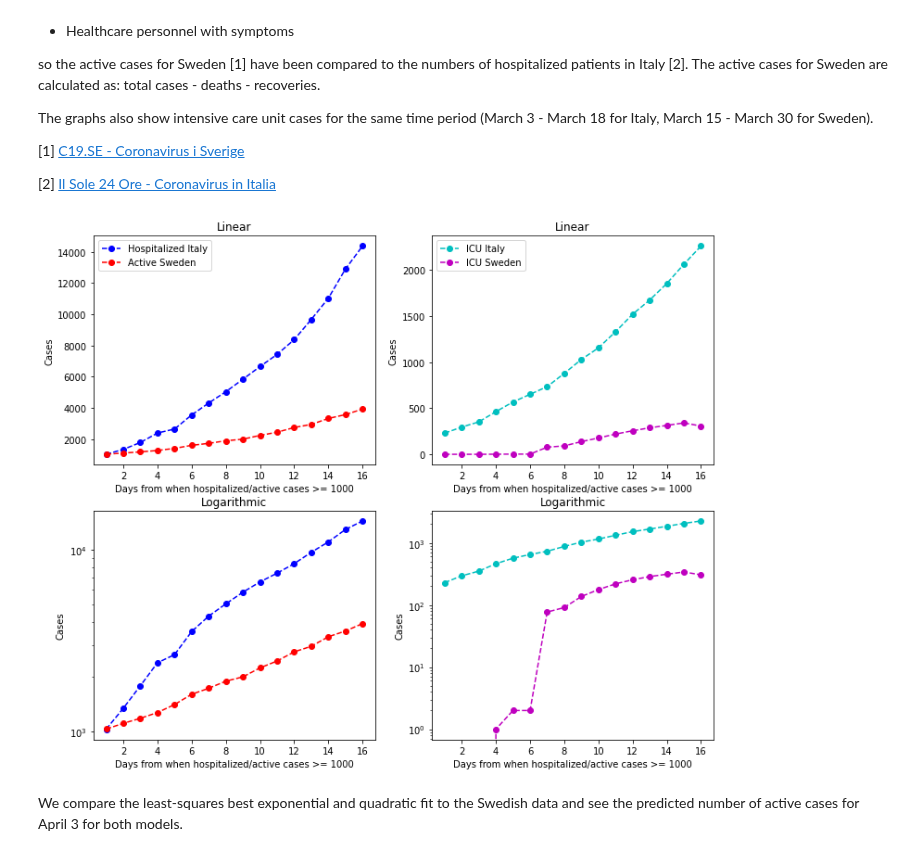
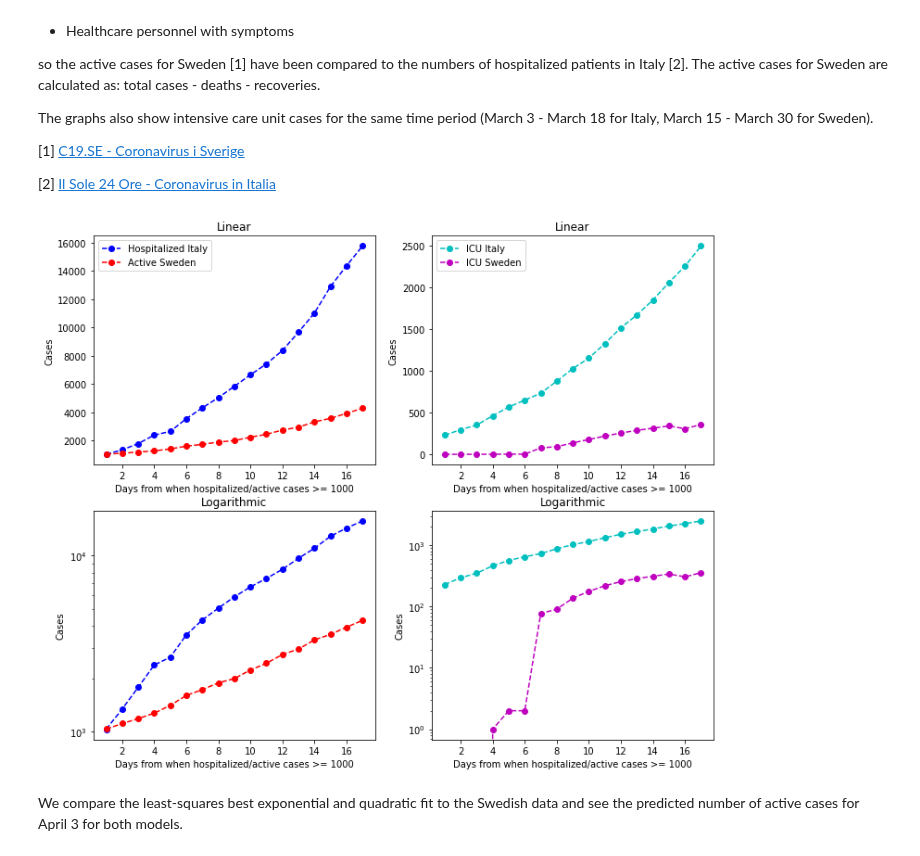
Before and after one commit to eera-l/Covid19-Sweden-Overview, a Jupyter notebook: c19-it-swe.ipynb, the cells around one changed output. Saved outputs shown, nothing was run; the diff lists cells and outputs as text; code cells hidden in the pictures.

```diff
--- a/c19-it-swe.ipynb
+++ b/c19-it-swe.ipynb
@@ -21,21 +21,21 @@ import matplotlib.pyplot as plt
 
 italy_hospitalized = [1034, 1346, 1790, 2394, 2651, 3550, 4316,
                      5038, 5838, 6650, 7426, 8372, 9663, 11025,
-                     12894, 14363]
+                     12894, 14363, 15757]
 
 sweden_active = [1036, 1113, 1187, 1276, 1412, 1607, 1734,
                 1897, 2003, 2243, 2448, 2747, 2948, 3326,
-                3574, 3928]
+                3574, 3928, 4291]
 
 italy_icu = [229, 295, 351, 462, 567,
              650, 733, 877, 1028, 1153,
              1328, 1518, 1672, 1851, 2060,
-             2257]
+             2257, 2498]
 
 sweden_icu = [0, 0, 0, 1, 2, 2,
               77, 91, 137, 177,
               219, 255, 287, 313,
-              340, 306]
+              340, 306, 358]
 
 x = np.arange(1, len(italy_hospitalized) + 1)
 
@@ -49,34 +49,34 @@ ax1.set_xlabel('Days from when hospitalized/active cases >= 1000')
 ax1.set_ylabel('Cases')
 
 ax2 = fig.add_subplot(223)
 ax2.plot(x, italy_hospitalized, '--bo')
 ax2.plot(x, sweden_active, '--ro')
 ax2.set_title('Logarithmic')
 ax2.set_xlabel('Days from when hospitalized/active cases >= 1000')
 ax2.set_ylabel('Cases')
 ax2.set_yscale('log')
 
 ax3 = fig.add_subplot(222)
 ax3.plot(x, italy_icu, '--co', label='ICU Italy')
 ax3.plot(x, sweden_icu, '--mo', label='ICU Sweden')
 ax3.legend(loc="upper left")
 ax3.set_title('Linear')
 ax3.set_xlabel('Days from when hospitalized/active cases >= 1000')
 ax3.set_ylabel('Cases')
 
 ax4 = fig.add_subplot(224)
 ax4.plot(x, italy_icu, '--co')
 ax4.plot(x, sweden_icu, '--mo')
 ax4.set_title('Logarithmic')
 ax4.set_xlabel('Days from when hospitalized/active cases >= 1000')
 ax4.set_ylabel('Cases')
 ax4.set_yscale('log')
 
 fig.set_figheight(10)
 fig.set_figwidth(12)
 plt.show()
 # %% [output]
-[figure, old version]
+[figure, new version]
 # %% [markdown]
 We compare the least-squares best exponential and quadratic fit to the Swedish data and see the predicted number of active cases for April 3 for both models.
 # %%
```
Also changed, not shown: parts of 4 cells of this notebook.
